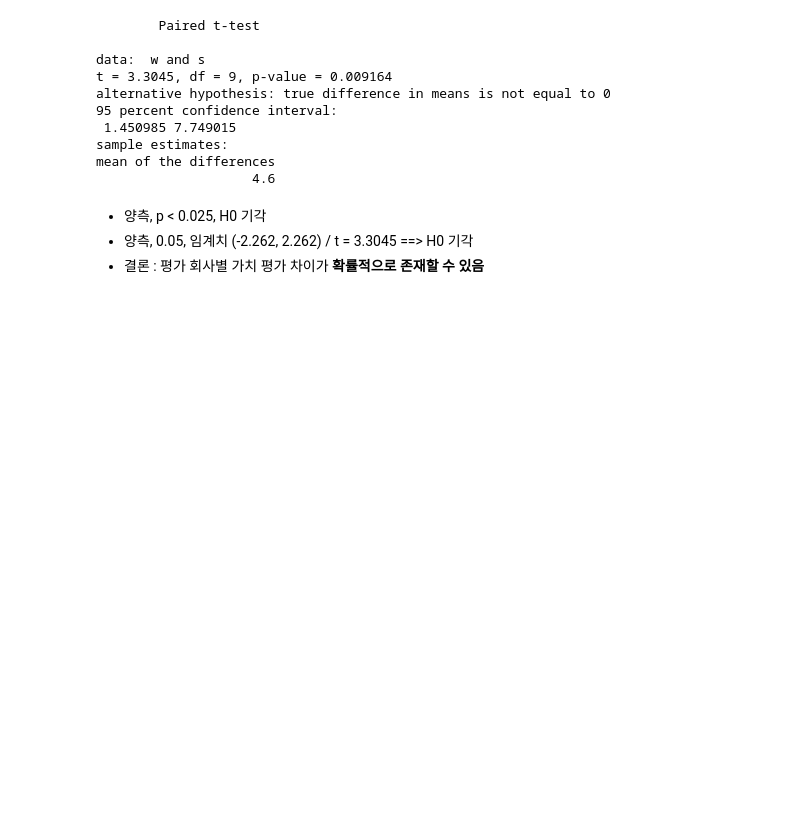
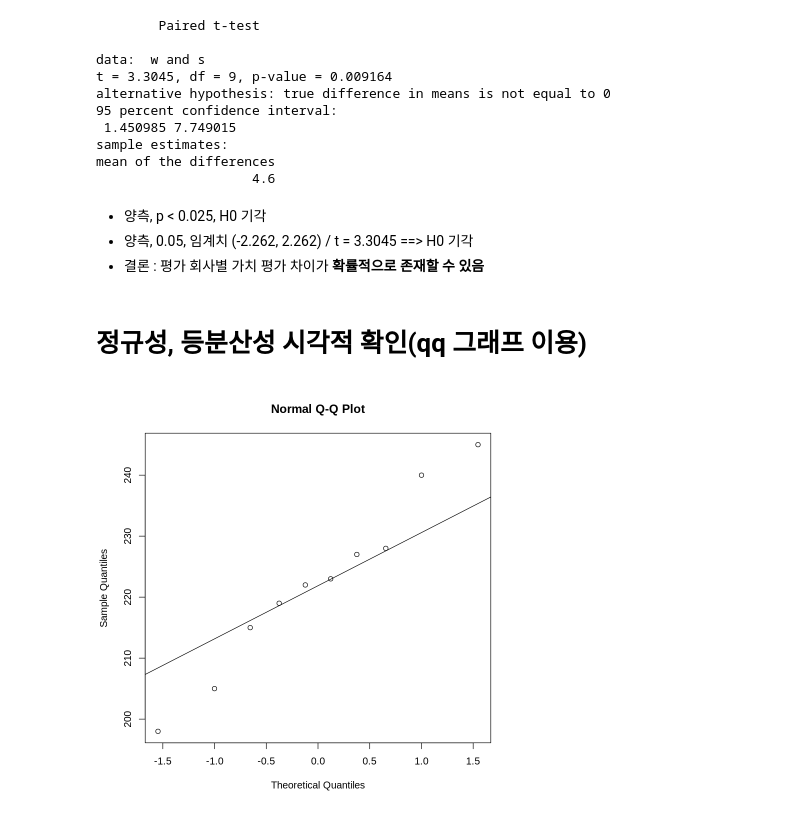
Before and after one commit to gyujin0450/Rstudy, a Jupyter notebook: R14_001.ipynb, the cells around one changed output. Cells and saved outputs as stored; diff of their text form; code cells hidden in the pictures; blank space fills up the shorter version.

```diff
--- a/R14_001.ipynb
+++ b/R14_001.ipynb
@@ -437,3 +437,10 @@ mean of the differences
 - 양측, p < 0.025, H0 기각
 - 양측, 0.05, 임계치 (-2.262, 2.262) / t = 3.3045 ==> H0 기각
 - 결론 : 평가 회사별 가치 평가 차이가 **확률적으로 존재할 수 있음**
+# %% [markdown]
+# 정규성, 등분산성 시각적 확인(qq 그래프 이용)
+# %%
+qqnorm(s)
+qqline(s)
+# %% [output]
+[figure, added]
```
Also changed, not shown: parts of 1 cell of this notebook.
